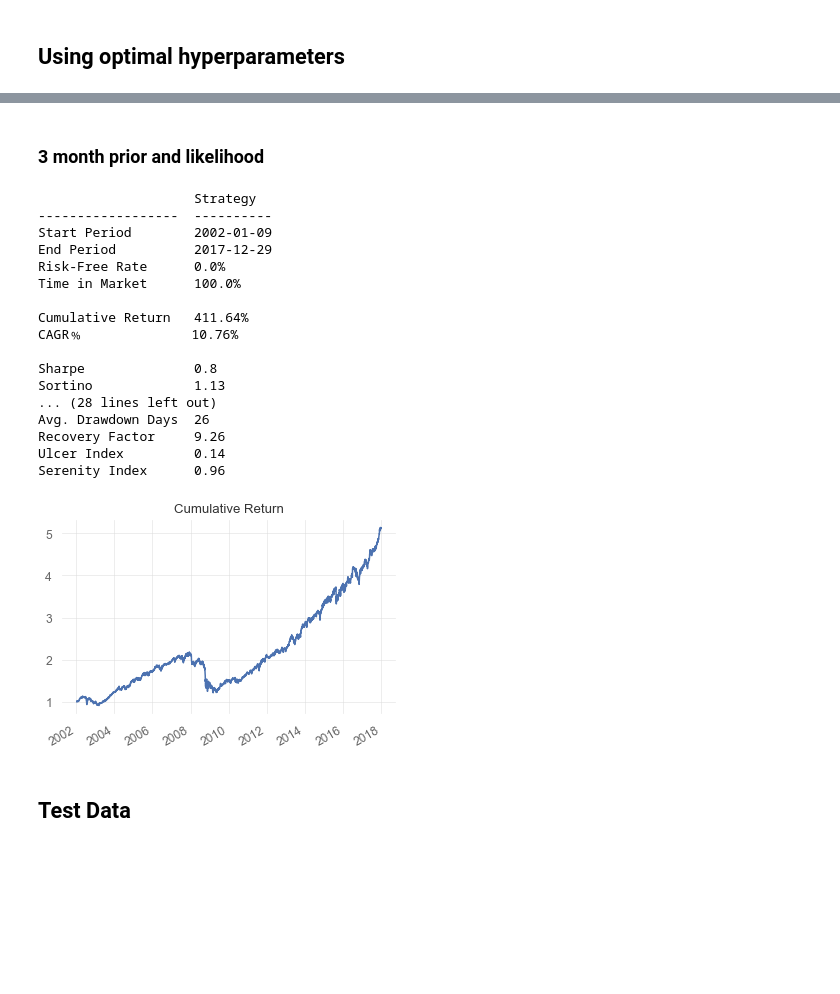
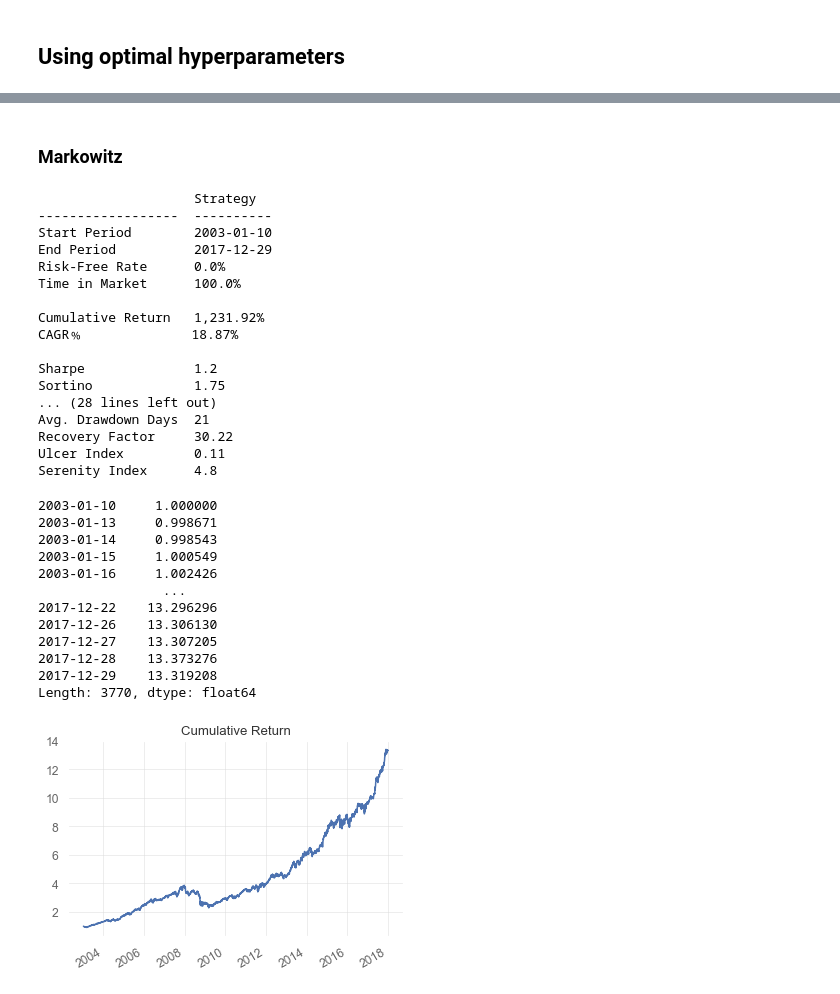
Before and after one commit to thEKurz/Opt_Modeling, a Jupyter notebook: Optimization_Clustering_bayesian_update_EK.ipynb, the cells around one changed output, grey strips where cells are left out. Drawn from its saved outputs; the diff is of its cells as text; code cells hidden in the pictures; blank space fills up the shorter version.

```diff
--- a/Optimization_Clustering_bayesian_update_EK.ipynb
+++ b/Optimization_Clustering_bayesian_update_EK.ipynb
@@ -852,27 +738,37 @@ Serenity Index      1.26
 # %% [markdown]
-### 3 month prior and likelihood
+### Markowitz
 # %%
-returns_opt_3m, _ = Markowits_Bayes_Cluster_Rebalance(SP_train,21*3,253*2,21*3,corr_thresh=.8, weight_bounds=(-.003,.03), cluster_u_coef=3, cluster_l_coef=-.03)
+returns_opt_m, _ = Markowits_Bayes_Cluster_Rebalance(SP_train,21*3,253*3, weight_bounds=(-.002,.1))
 # %%
-Portfolio_backtest(returns_opt_3m)
+Portfolio_backtest(returns_opt_m)
 # %% [output]
                     Strategy
 ------------------  ----------
-Start Period        2002-01-09
+Start Period        2003-01-10
 End Period          2017-12-29
 Risk-Free Rate      0.0%
 Time in Market      100.0%
 
-Cumulative Return   411.64%
-CAGR﹪              10.76%
+Cumulative Return   1,231.92%
+CAGR﹪              18.87%
 
-Sharpe              0.8
-Sortino             1.13
+Sharpe              1.2
+Sortino             1.75
 ... (28 lines left out)
-Avg. Drawdown Days  26
-Recovery Factor     9.26
-Ulcer Index         0.14
-Serenity Index      0.96
+Avg. Drawdown Days  21
+Recovery Factor     30.22
+Ulcer Index         0.11
+Serenity Index      4.8
+2003-01-10     1.000000
+2003-01-13     0.998671
+2003-01-14     0.998543
+2003-01-15     1.000549
+2003-01-16     1.002426
+                ...
+2017-12-22    13.296296
+2017-12-26    13.306130
+2017-12-27    13.307205
+2017-12-28    13.373276
+2017-12-29    13.319208
+Length: 3770, dtype: float64
-[figure, old version]
+[figure, new version]
-# %% [markdown]
-## Test Data
```
Also changed, not shown: parts of 62 cells of this notebook, 15 other files.
